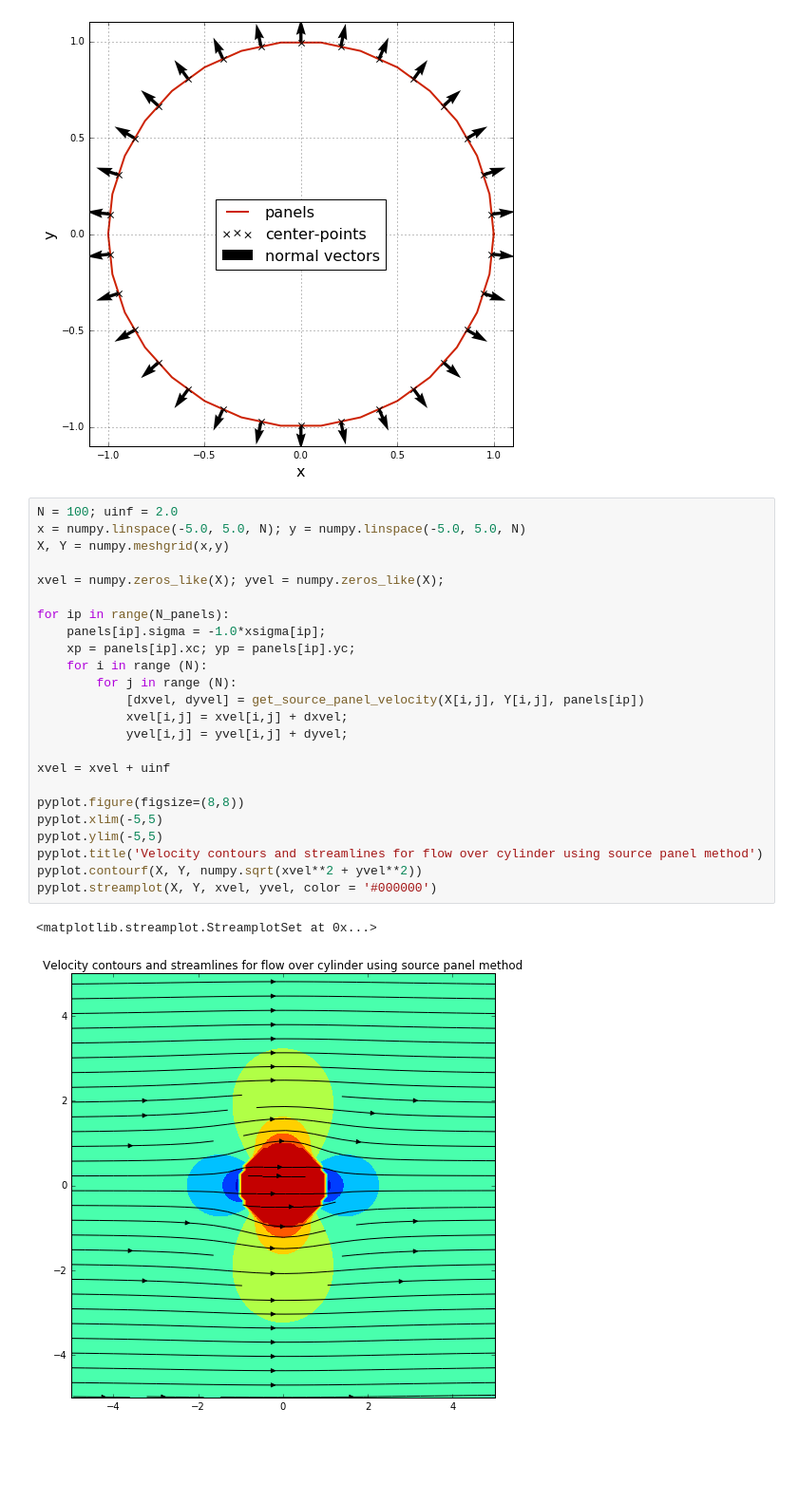
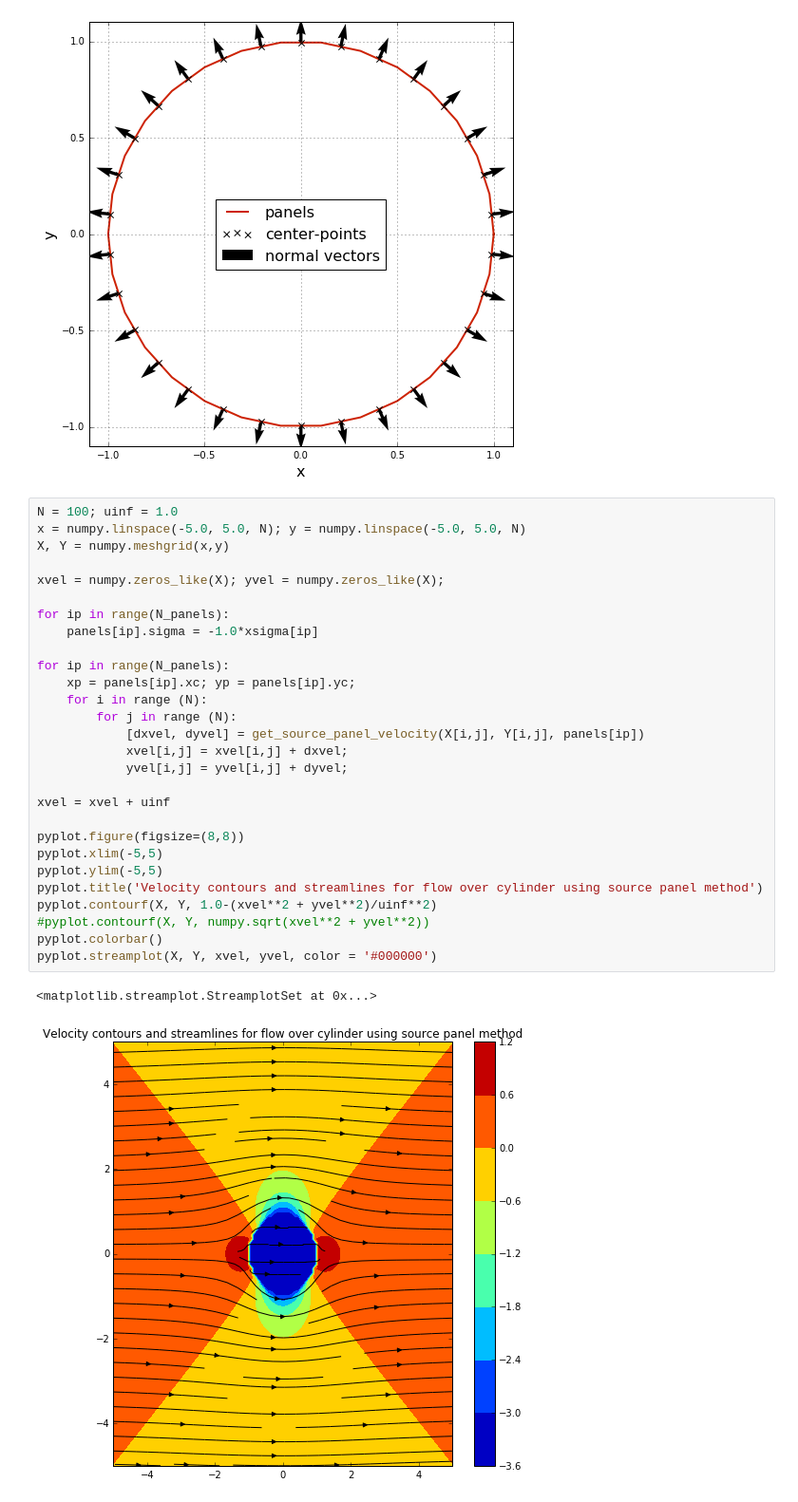
Before and after one commit to shantanu7/AeroPython, a Jupyter notebook: MAE6226_Aero_Hydro/HW10_Bailoor.ipynb, the cells around one changed output. Shown: that part at 95% size. Saved outputs shown, nothing was run; the diff lists cells and outputs as text; blank space fills up the shorter version.

```diff
--- a/MAE6226_Aero_Hydro/HW10_Bailoor.ipynb
+++ b/MAE6226_Aero_Hydro/HW10_Bailoor.ipynb
@@ -125,29 +128,33 @@ pyplot.ylim(-1.1, 1.1);
 # %% [output]
 [figure]
 # %%
-N = 100; uinf = 2.0
+N = 100; uinf = 1.0
 x = numpy.linspace(-5.0, 5.0, N); y = numpy.linspace(-5.0, 5.0, N)
 X, Y = numpy.meshgrid(x,y)
 
 xvel = numpy.zeros_like(X); yvel = numpy.zeros_like(X);
 
 for ip in range(N_panels):
-    panels[ip].sigma = -1.0*xsigma[ip];
+    panels[ip].sigma = -1.0*xsigma[ip]
+
+for ip in range(N_panels):
     xp = panels[ip].xc; yp = panels[ip].yc;
     for i in range (N):
         for j in range (N):
             [dxvel, dyvel] = get_source_panel_velocity(X[i,j], Y[i,j], panels[ip])
             xvel[i,j] = xvel[i,j] + dxvel;
             yvel[i,j] = yvel[i,j] + dyvel;
 
 xvel = xvel + uinf
 
 pyplot.figure(figsize=(8,8))
 pyplot.xlim(-5,5)
 pyplot.ylim(-5,5)
 pyplot.title('Velocity contours and streamlines for flow over cylinder using source panel method')
-pyplot.contourf(X, Y, numpy.sqrt(xvel**2 + yvel**2))
+pyplot.contourf(X, Y, 1.0-(xvel**2 + yvel**2)/uinf**2)
+#pyplot.contourf(X, Y, numpy.sqrt(xvel**2 + yvel**2))
+pyplot.colorbar()
 pyplot.streamplot(X, Y, xvel, yvel, color = '#000000')
 # %% [output]
 <matplotlib.streamplot.StreamplotSet at 0x...>
-[figure, old version]
+[figure, new version]
```
Also changed, not shown: parts of 13 cells of this notebook.
